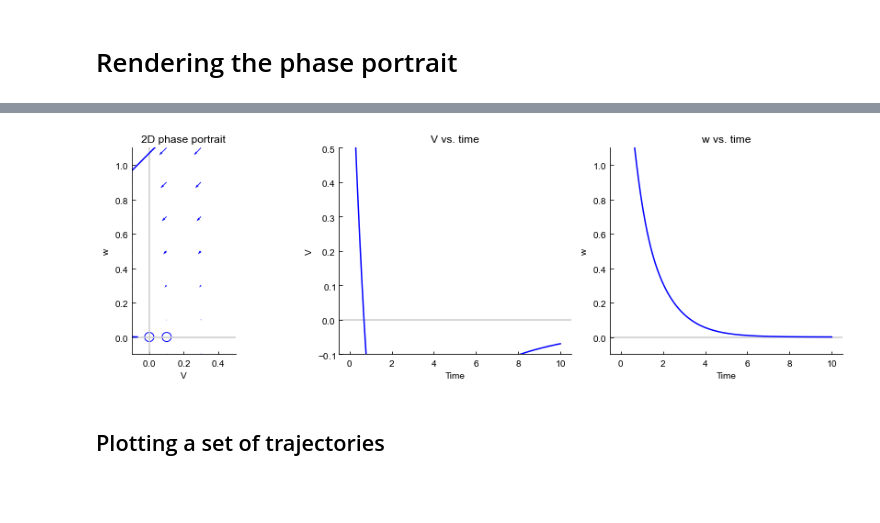
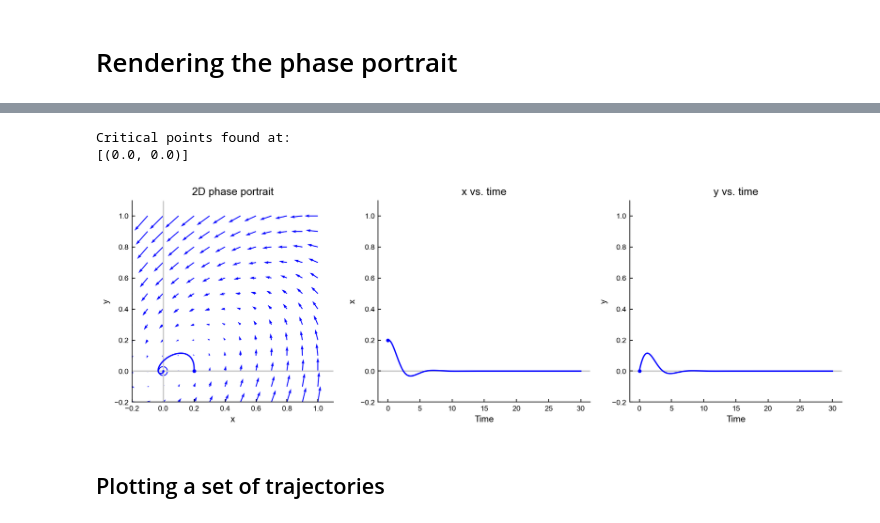
Before and after one commit to badralbanna/FTN, a Jupyter notebook: 7 Plotting phase diagrams for 2D systems.ipynb, the cells around one changed output, grey strips where cells are left out. Drawn from its saved outputs; the diff is of its cells as text; code cells hidden in the pictures; blank space fills up the shorter version.

```diff
--- a/7 Plotting phase diagrams for 2D systems.ipynb
+++ b/7 Plotting phase diagrams for 2D systems.ipynb
@@ -13,8 +16,9 @@ X_LABEL = "V"
 Y_LABEL = "w"
 I = 0.0
 
-def DXDT(x, y):
+# Note that these functions depend on but this can be ignored if there is no time dependance
+def DXDT(x, y, t):
     return(-x*(x-1)*(x-0.1) - y + I)
 
-def DYDT(x, y):
-    return(#*x + #*y)
+def DYDT(x, y, t):
+    return(x - y)
@@ -209,17 +44,17 @@ def plot_solutions(T_f, X_0s, Y_0s, dxdt, dydt, simulation_functions, colors=['.
 # %%
-X_0 = 0.999 # starting x value
-Y_0 = 2 # starting y value
+DT = 0.001 # simulation timestep
+
+X_0 = 0.2 # starting x value
+Y_0 = 0 # starting y value
 T_f = 30 # final time, initial time is always 0
 
-DT = 0.001 # simulation timestep
+X_MIN = -.2 # minimum X value shown
+X_MAX = 1.1 # maximum X value shown
+Y_MIN = -.2 # minimum X value shown
+Y_MAX = 1.1 # maximum X value shown
 
-X_MIN = -.2 # minimum X value shown
-X_MAX = 2.2 # maximum X value shown
-Y_MIN = -.2 # minimum X value shown
-Y_MAX = 2.2 # maximum X value shown
-
-RES = 0.2 # spacing between arrows for the quiver plot), don't need to change
+RES = 0.1 # spacing between arrows for the quiver plot), don't need to change
 Q_SCALE = 1.0 # scale factor to stretch quivers when plotted (for visibility), don't need to change
 # %%
-plot_solutions(T_f, [X_0], [Y_0], DXDT, DYDT, [find_next_point_midpoint], colors=['b'], dt=DT, xlim=(X_MIN, X_MAX), ylim=(Y_MIN, Y_MAX), res=RES, q_scale=Q_SCALE)
+ax, ax_x, ax_y = plot_2D_solutions(T_f, [X_0], [Y_0], DXDT, DYDT, [find_next_point_midpoint_nD], colors=['b'], dt=DT, xlim=(X_MIN, X_MAX), ylim=(Y_MIN, Y_MAX), res=RES, q_scale=Q_SCALE)
 # %% [output]
@@ -228,3 +62,5 @@ Critical points found at:
+Critical points found at:
+[(0.0, 0.0)]
-[figure, old version]
+[figure, new version]
 # %% [markdown]
 ## Plotting a set of trajectories
```
Also changed, not shown: parts of 25 cells of this notebook, 2 other files.
